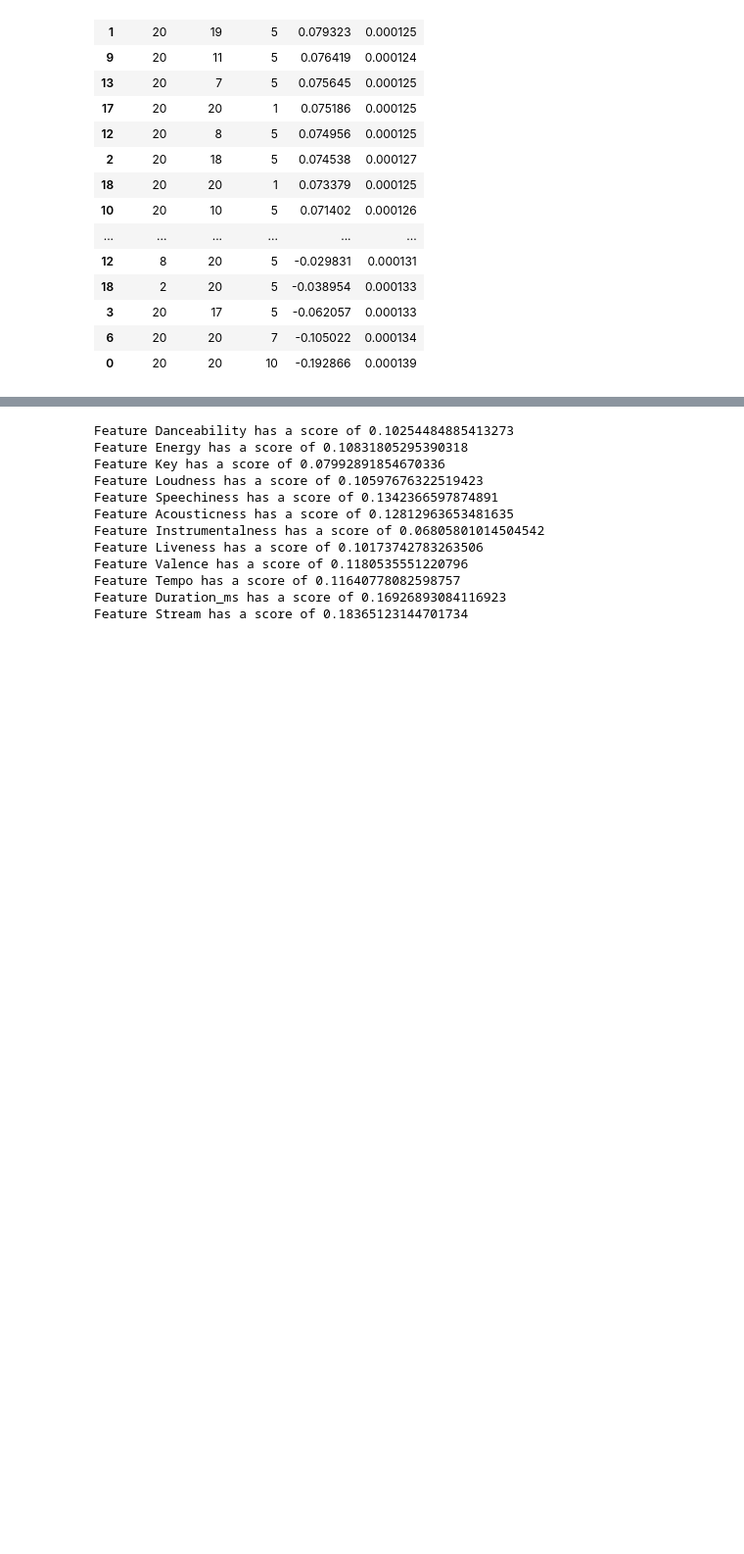
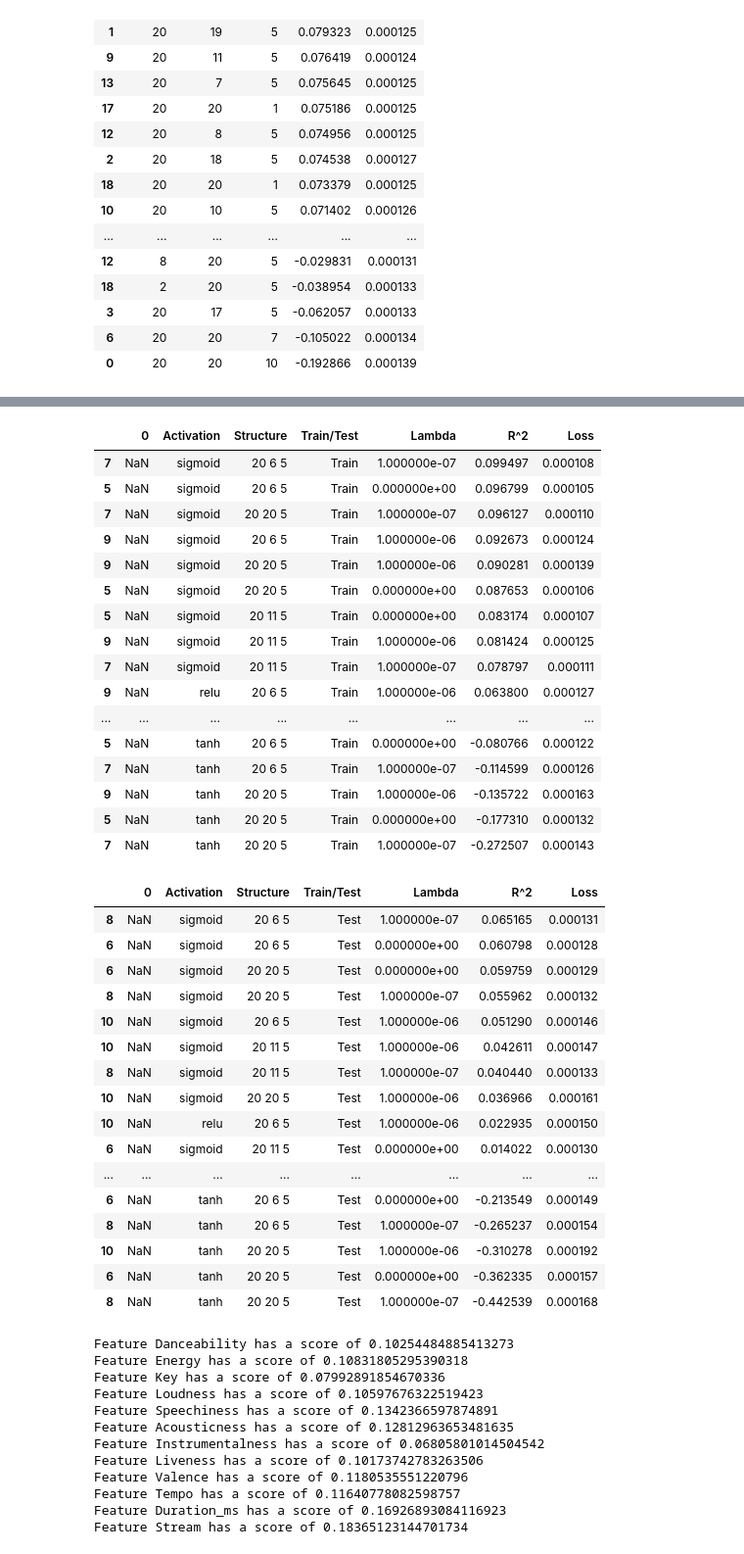
Before and after one commit to NickyDCFP/Machine-Learning-4563-Final-Project, a Jupyter notebook: keras.ipynb, the cells around one changed output, grey strips where cells are left out. Shown at 98% size. Drawn from its saved outputs; the diff is of its cells as text; code cells hidden in the pictures; blank space fills up the shorter version.

```diff
--- a/keras.ipynb
+++ b/keras.ipynb
@@ -291,3 +508,45 @@ def test_regularization():
+# %%
+results = results.sort_values('R^2', ascending=False)
+train_df = results[results['Train/Test'] == 'Train']
+test_df = results[results['Train/Test'] == 'Test']
+pd.set_option('display.max_rows', None)
+display(train_df.head(len(train_df)))
+display(test_df)
+# %% [output]
+|  | 0 | Activation | Structure | Train/Test | Lambda | R^2 | Loss |
+| 7 | NaN | sigmoid | 20 6 5 | Train | 1.000000e-07 | 0.099497 | 0.000108 |
+| 5 | NaN | sigmoid | 20 6 5 | Train | 0.000000e+00 | 0.096799 | 0.000105 |
+| 7 | NaN | sigmoid | 20 20 5 | Train | 1.000000e-07 | 0.096127 | 0.000110 |
+| 9 | NaN | sigmoid | 20 6 5 | Train | 1.000000e-06 | 0.092673 | 0.000124 |
+| 9 | NaN | sigmoid | 20 20 5 | Train | 1.000000e-06 | 0.090281 | 0.000139 |
+| 5 | NaN | sigmoid | 20 20 5 | Train | 0.000000e+00 | 0.087653 | 0.000106 |
+| 5 | NaN | sigmoid | 20 11 5 | Train | 0.000000e+00 | 0.083174 | 0.000107 |
+| 9 | NaN | sigmoid | 20 11 5 | Train | 1.000000e-06 | 0.081424 | 0.000125 |
+| 7 | NaN | sigmoid | 20 11 5 | Train | 1.000000e-07 | 0.078797 | 0.000111 |
+| 9 | NaN | relu | 20 6 5 | Train | 1.000000e-06 | 0.063800 | 0.000127 |
+| ... | ... | ... | ... | ... | ... | ... | ... |
+| 5 | NaN | tanh | 20 6 5 | Train | 0.000000e+00 | -0.080766 | 0.000122 |
+| 7 | NaN | tanh | 20 6 5 | Train | 1.000000e-07 | -0.114599 | 0.000126 |
+| 9 | NaN | tanh | 20 20 5 | Train | 1.000000e-06 | -0.135722 | 0.000163 |
+| 5 | NaN | tanh | 20 20 5 | Train | 0.000000e+00 | -0.177310 | 0.000132 |
+| 7 | NaN | tanh | 20 20 5 | Train | 1.000000e-07 | -0.272507 | 0.000143 |
+|  | 0 | Activation | Structure | Train/Test | Lambda | R^2 | Loss |
+| 8 | NaN | sigmoid | 20 6 5 | Test | 1.000000e-07 | 0.065165 | 0.000131 |
+| 6 | NaN | sigmoid | 20 6 5 | Test | 0.000000e+00 | 0.060798 | 0.000128 |
+| 6 | NaN | sigmoid | 20 20 5 | Test | 0.000000e+00 | 0.059759 | 0.000129 |
+| 8 | NaN | sigmoid | 20 20 5 | Test | 1.000000e-07 | 0.055962 | 0.000132 |
+| 10 | NaN | sigmoid | 20 6 5 | Test | 1.000000e-06 | 0.051290 | 0.000146 |
+| 10 | NaN | sigmoid | 20 11 5 | Test | 1.000000e-06 | 0.042611 | 0.000147 |
+| 8 | NaN | sigmoid | 20 11 5 | Test | 1.000000e-07 | 0.040440 | 0.000133 |
+| 10 | NaN | sigmoid | 20 20 5 | Test | 1.000000e-06 | 0.036966 | 0.000161 |
+| 10 | NaN | relu | 20 6 5 | Test | 1.000000e-06 | 0.022935 | 0.000150 |
+| 6 | NaN | sigmoid | 20 11 5 | Test | 0.000000e+00 | 0.014022 | 0.000130 |
+| ... | ... | ... | ... | ... | ... | ... | ... |
+| 6 | NaN | tanh | 20 6 5 | Test | 0.000000e+00 | -0.213549 | 0.000149 |
+| 8 | NaN | tanh | 20 6 5 | Test | 1.000000e-07 | -0.265237 | 0.000154 |
+| 10 | NaN | tanh | 20 20 5 | Test | 1.000000e-06 | -0.310278 | 0.000192 |
+| 6 | NaN | tanh | 20 20 5 | Test | 0.000000e+00 | -0.362335 | 0.000157 |
+| 8 | NaN | tanh | 20 20 5 | Test | 1.000000e-07 | -0.442539 | 0.000168 |
 # %%
 def try_test_size(X, y, test_size):
     X_train, X_test, y_train, y_test = train_test_split(X, y, test_size=test_size, random_state=42)
```
Also changed, not shown: parts of 7 cells of this notebook.
